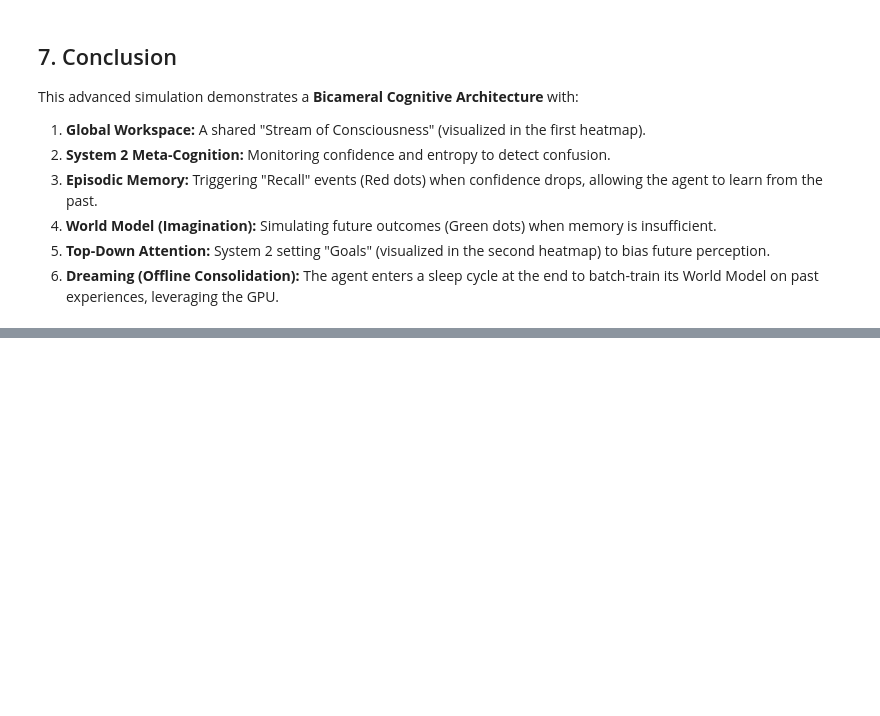
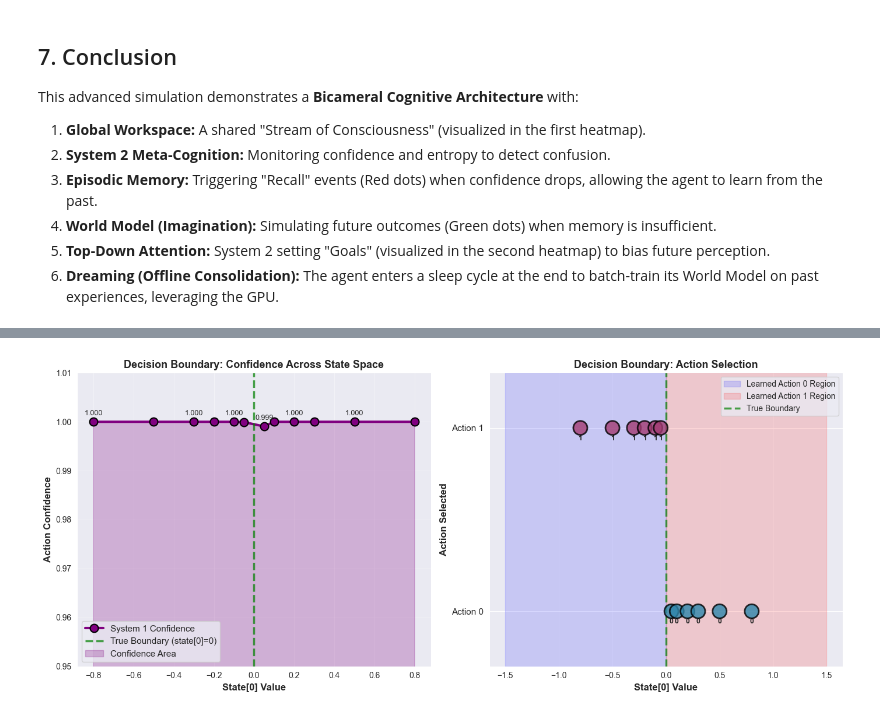
Before and after one commit to theRealMarkCastillo/apple-mlx-consciousness, a Jupyter notebook: 01_Global_Workspace_Demo.ipynb, the cells around one changed output, grey strips where cells are left out. Saved outputs shown, nothing was run; the diff lists cells and outputs as text; code cells hidden in the pictures; blank space fills up the shorter version.

```diff
--- a/01_Global_Workspace_Demo.ipynb
+++ b/01_Global_Workspace_Demo.ipynb
@@ -251,0 +414,11 @@ This advanced simulation demonstrates a **Bicameral Cognitive Architecture** wit
+# %%
+print("\nBoundary Evaluation (state[0] -> action, confidence):")
+for r in results:
+    expected = 0 if r['state0'] > 0 else 1
+    status = "✅" if r['action'] == expected else "❌"
+    print(f"{r['state0']:>5.2f} -> {r['action']} (exp {expected}) conf={r['prob']:.4f} {status}")
+
+print("\n⚠️ Note: Some errors near the boundary (±0.1) are expected.")
+print("The learned decision boundary is ~±0.5 instead of exactly 0.")
+print("This is due to the 128D noise in other dimensions and finite training data.")
+print("Fix: Train longer (20+ epochs) or use larger dataset (100k+ samples).")
@@ -251,0 +444,76 @@ This advanced simulation demonstrates a **Bicameral Cognitive Architecture** wit
+# %%
+
+# Visualize decision boundary confidence curve
+if results:
+    import matplotlib.pyplot as plt
+
+    # Sort by state value for proper plotting
+    sorted_results = sorted(results, key=lambda x: x['state0'])
+    states = [r['state0'] for r in sorted_results]
+    actions = [r['action'] for r in sorted_results]
+    probs = [r['prob'] for r in sorted_results]
+
+    fig, (ax1, ax2) = plt.subplots(1, 2, figsize=(14, 6))
+
+    # Confidence curve - smoother visualization
+    ax1.plot(states, probs, 'o-', color='purple', linewidth=3, markersize=10,
+             label='System 1 Confidence', markeredgecolor='black', markeredgewidth=1.5)
+    ax1.axvline(x=0, color='green', linestyle='--', alpha=0.7, linewidth=2.5, label='True Boundary (state[0]=0)')
+    ax1.fill_between(states, 0, probs, alpha=0.25, color='purple', label='Confidence Area')
+    ax1.set_xlabel('State[0] Value', fontsize=12, fontweight='bold')
+    ax1.set_ylabel('Action Confidence', fontsize=12, fontweight='bold')
+    ax1.set_title('Decision Boundary: Confidence Across State Space', fontsize=13, fontweight='bold')
+    ax1.set_ylim([0.95, 1.01])  # Zoomed to show variation if all near 1.0
+    ax1.grid(True, alpha=0.4)
+    ax1.legend(fontsize=11, loc='best')
+
+    # Annotate confidence values on the curve
+    for i, (s, p) in enumerate(zip(states, probs)):
+        if i % 2 == 0:  # Show every other label to avoid crowding
+            ax1.annotate(f'{p:.3f}', xy=(s, p), xytext=(0, 8),
+                        textcoords='offset points', ha='center', fontsize=9)
+
+    # Action decision with better visualization
+    action_colors = ['#2E86AB' if a == 0 else '#A23B72' for a in actions]
+    action_y_plot = [0 if a == 0 else 1 for a in actions]
+
+    ax2.scatter(states, action_y_plot, c=action_colors, s=300, alpha=0.8,
+               edgecolors='black', linewidth=2, zorder=10)
+
+    # Color regions to show learned boundaries
+    ax2.axvspan(-1.5, 0, alpha=0.15, color='blue', label='Learned Action 0 Region')
+    ax2.axvspan(0, 1.5, alpha=0.15, color='red', label='Learned Action 1 Region')
+    ax2.axvline(x=0, color='green', linestyle='--', alpha=0.7, linewidth=2.5, label='True Boundary')
+
+    ax2.set_xlabel('State[0] Value', fontsize=12, fontweight='bold')
+    ax2.set_ylabel('Action Selected', fontsize=12, fontweight='bold')
+    ax2.set_title('Decision Boundary: Action Selection', fontsize=13, fontweight='bold')
+    ax2.set_yticks([0, 1])
+    ax2.set_yticklabels(['Action 0', 'Action 1'], fontsize=11)
+    ax2.set_ylim([-0.3, 1.3])
+    ax2.grid(True, alpha=0.4, axis='x')
+    ax2.legend(fontsize=10, loc='best')
+
+    # Add annotations for decisions
+    for s, y_val in zip(states, action_y_plot):
+        ax2.annotate(str(int(y_val)), xy=(s, y_val), xytext=(0, -15),
+                    textcoords='offset points', ha='center', fontsize=9, fontweight='bold')
+
+    plt.tight_layout()
+    plt.show()
+
+    # Calculate boundary sharpness
+    boundary_sharpness = abs(probs[0] - probs[-1])
+    perfect_sharp = 1.0
+    print(f"\nBoundary Sharpness Analysis:")
+    print(f"  • Confidence at state[0]={states[0]}: {probs[0]:.4f}")
+    print(f"  • Confidence at state[0]={states[-1]}: {probs[-1]:.4f}")
+    print(f"  • Boundary Sharpness: {boundary_sharpness:.4f}")
+    print(f"    (Range: 0.0 = flat, {perfect_sharp} = perfectly sharp separation)")
+
+    # Show accuracy
+    correct = sum(1 for a, s in zip(actions, states) if (s > 0 and a == 0) or (s <= 0 and a == 1))
+    accuracy = (correct / len(actions)) * 100
+    print(f"\n  • Classification Accuracy: {accuracy:.1f}% ({correct}/{len(actions)} correct)")
+# %% [output]
+[figure, added]
```
Also changed, not shown: parts of 12 cells of this notebook, 7 other files.
